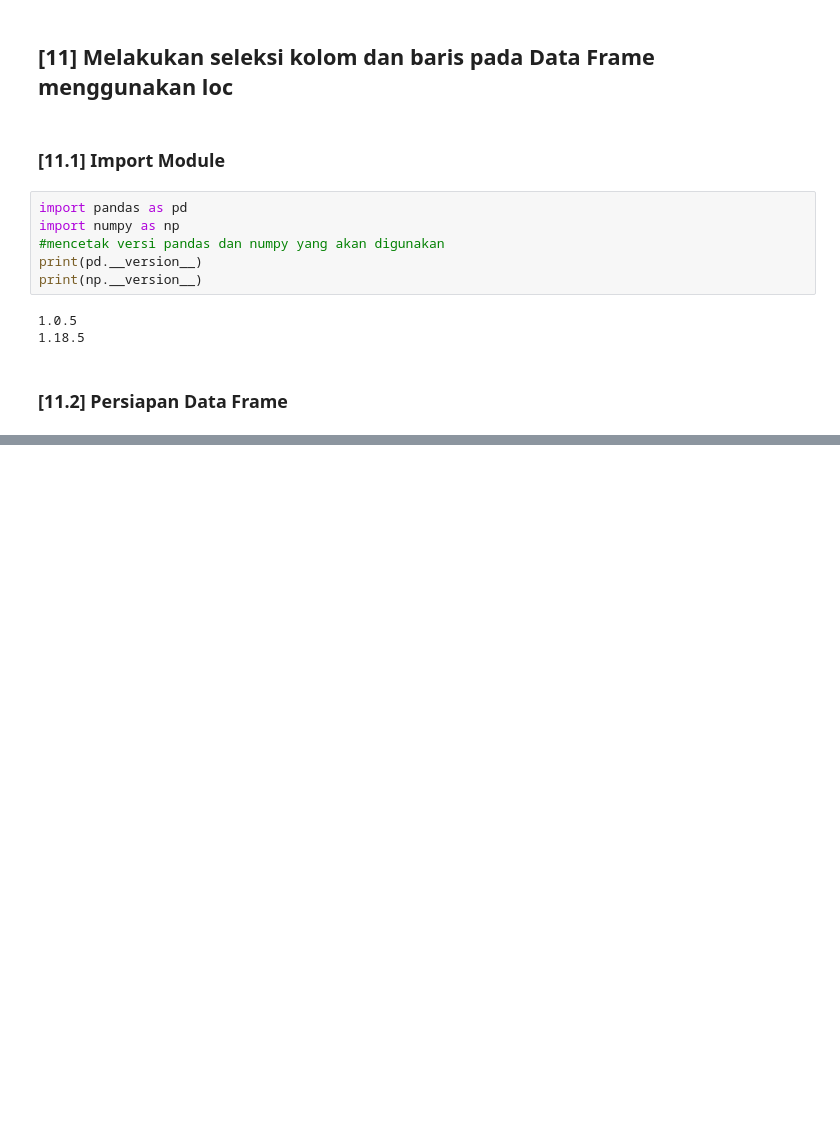
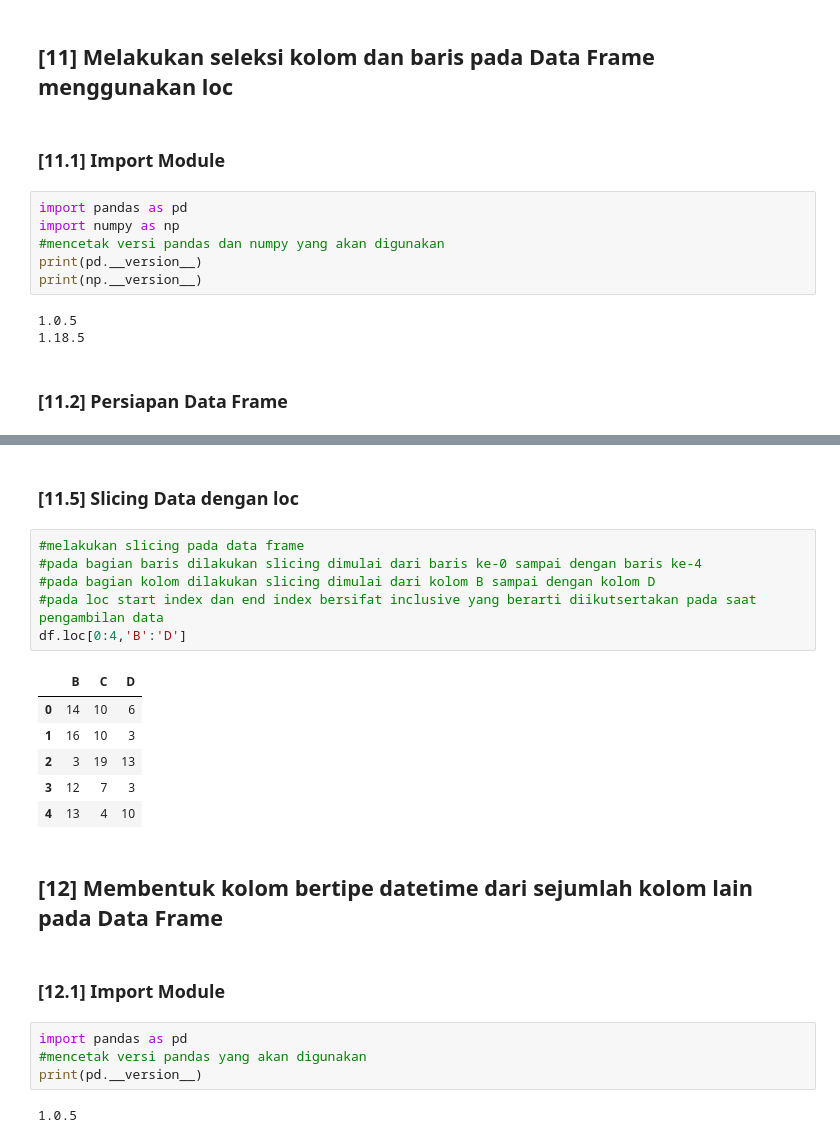
Before and after one commit to meilindazheng/VisualisasiData-Pandas, a Jupyter notebook: Pandas-Week03.ipynb, the cells around one changed output, grey strips where cells are left out. Cells and saved outputs as stored; diff of their text form; blank space fills up the shorter version.

```diff
--- a/Pandas-Week03.ipynb
+++ b/Pandas-Week03.ipynb
@@ -165,0 +191,25 @@ df
+# %% [markdown]
+### [11.5] Slicing Data dengan loc
+# %%
+#melakukan slicing pada data frame
+#pada bagian baris dilakukan slicing dimulai dari baris ke-0 sampai dengan baris ke-4
+#pada bagian kolom dilakukan slicing dimulai dari kolom B sampai dengan kolom D
+#pada loc start index dan end index bersifat inclusive yang berarti diikutsertakan pada saat pengambilan data
+df.loc[0:4,'B':'D']
+# %% [output]
+|  | B | C | D |
+| 0 | 14 | 10 | 6 |
+| 1 | 16 | 10 | 3 |
+| 2 | 3 | 19 | 13 |
+| 3 | 12 | 7 | 3 |
+| 4 | 13 | 4 | 10 |
+# %% [markdown]
+## [12] Membentuk kolom bertipe datetime dari sejumlah kolom lain pada Data Frame
+# %% [markdown]
+### [12.1] Import Module
+# %%
+import pandas as pd
+#mencetak versi pandas yang akan digunakan
+print(pd.__version__)
+# %% [output]
+1.0.5
```
Also changed, not shown: parts of 13 cells of this notebook.
